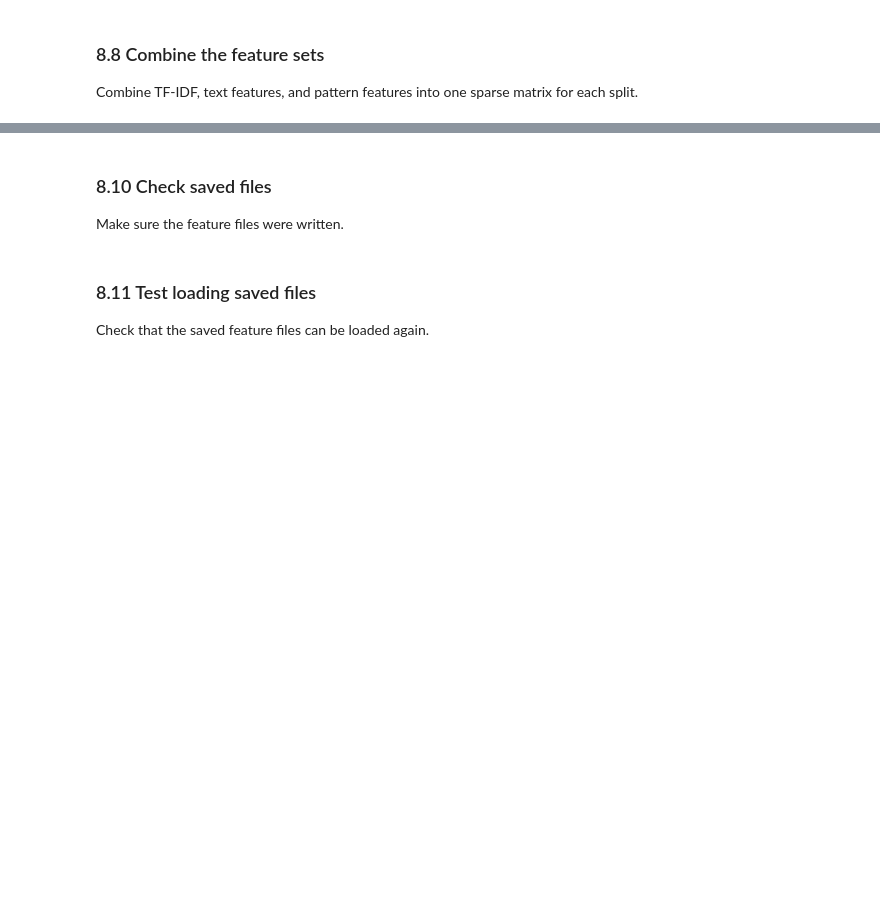
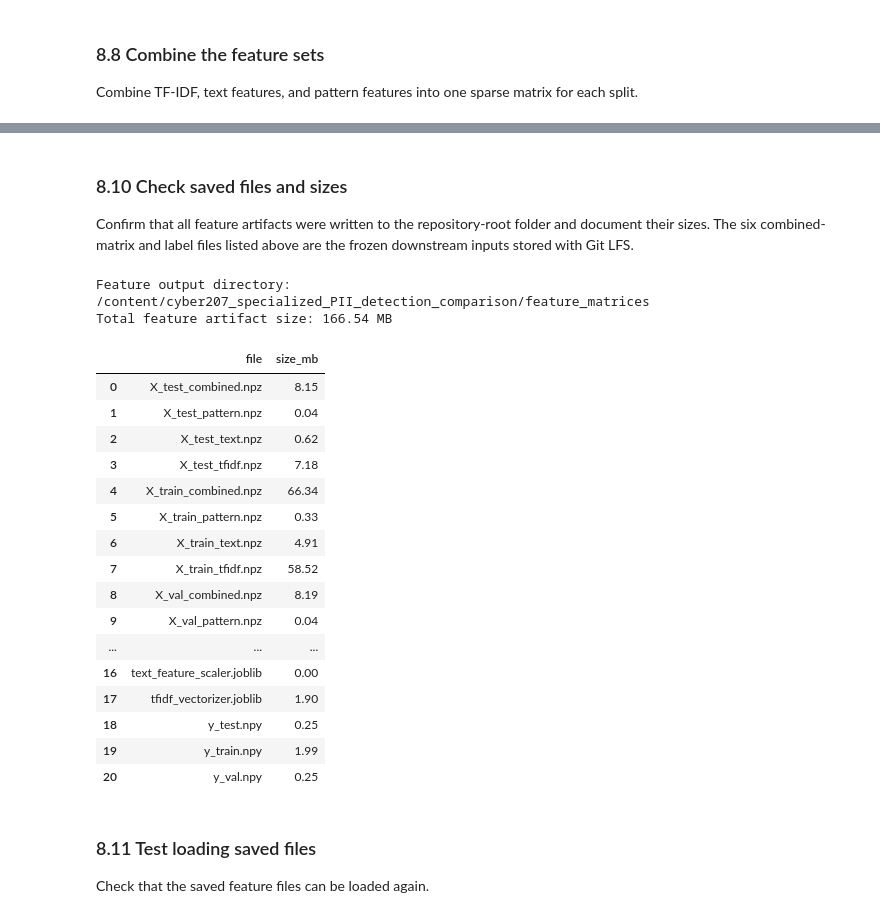
Before and after one commit to Cyber-207/cyber207_specialized_PII_detection_comparison, a Jupyter notebook: notebooks/03_feature_engineering.ipynb, the cells around one changed output, grey strips where cells are left out. Saved outputs shown, nothing was run; the diff lists cells and outputs as text; code cells hidden in the pictures; blank space fills up the shorter version.

Commit message:
Finalize feature engineering notebook and add frozen matrices

```diff
--- a/notebooks/03_feature_engineering.ipynb
+++ b/notebooks/03_feature_engineering.ipynb
@@ -570,17 +731,14 @@ These files are generated locally and should stay out of GitHub.
 # %%
 # save feature matrices and labels for modeling
-
-# import save helpers
 import json
 import joblib
-import numpy as np
 
 from scipy.sparse import save_npz
-from pathlib import Path
 
-# create the output folder if it does not already exist
-feature_dir = Path("feature_matrices")
-feature_dir.mkdir(exist_ok=True)
+# always save to the feature_matrices folder at the repository root
+feature_dir = repo_root / "feature_matrices"
+feature_dir.mkdir(parents=True, exist_ok=True)
+print("Feature output directory:", feature_dir)
 
 # save tf-idf matrices
 save_npz(feature_dir / "X_train_tfidf.npz", X_train_tfidf)
@@ -607,10 +765,8 @@ np.save(feature_dir / "y_train.npy", y_train)
 np.save(feature_dir / "y_val.npy", y_val)
 np.save(feature_dir / "y_test.npy", y_test)
 
-# save the tf-idf vectorizer so modeling can reuse the same vocabulary
+# save the fitted vectorizer and train-fitted scalers
 joblib.dump(tfidf_vectorizer, feature_dir / "tfidf_vectorizer.joblib")
-
-# save the scalers so modeling can reuse the same scaling setup
 joblib.dump(text_feature_scaler, feature_dir / "text_feature_scaler.joblib")
 joblib.dump(pattern_feature_scaler, feature_dir / "pattern_feature_scaler.joblib")
 
@@ -621,4 +777,4 @@ with open(feature_dir / "text_feature_columns.json", "w") as f:
 with open(feature_dir / "pattern_feature_columns.json", "w") as f:
     json.dump(pattern_feature_columns, f, indent=2)
 
-print("feature files saved")
+print("Feature files saved.")
@@ -670,4 +830,0 @@ print("feature metadata saved")
-# %% [markdown]
-### 8.10 Check saved files
-
-Make sure the feature files were written.
@@ -683,3 +831,42 @@ for file in saved_files:
+# %% [markdown]
+### 8.10 Check saved files and sizes
+
+Confirm that all feature artifacts were written to the repository-root folder and document their sizes. The six combined-matrix and label files listed above are the frozen downstream inputs stored with Git LFS.
+# %%
+# build an inventory of the saved feature artifacts
+saved_files = sorted(path for path in feature_dir.iterdir() if path.is_file())
+
+feature_file_inventory = pd.DataFrame(
+    {
+        "file": [path.name for path in saved_files],
+        "size_mb": [round(path.stat().st_size / (1024 ** 2), 2) for path in saved_files],
+    }
+)
+
+total_size_mb = feature_file_inventory["size_mb"].sum()
+print("Feature output directory:", feature_dir)
+print(f"Total feature artifact size: {total_size_mb:,.2f} MB")
+feature_file_inventory
+# %% [output]
+Feature output directory: /content/cyber207_specialized_PII_detection_comparison/feature_matrices
+Total feature artifact size: 166.54 MB
+|  | file | size_mb |
+| 0 | X_test_combined.npz | 8.15 |
+| 1 | X_test_pattern.npz | 0.04 |
+| 2 | X_test_text.npz | 0.62 |
+| 3 | X_test_tfidf.npz | 7.18 |
+| 4 | X_train_combined.npz | 66.34 |
+| 5 | X_train_pattern.npz | 0.33 |
+| 6 | X_train_text.npz | 4.91 |
+| 7 | X_train_tfidf.npz | 58.52 |
+| 8 | X_val_combined.npz | 8.19 |
+| 9 | X_val_pattern.npz | 0.04 |
+| ... | ... | ... |
+| 16 | text_feature_scaler.joblib | 0.00 |
+| 17 | tfidf_vectorizer.joblib | 1.90 |
+| 18 | y_test.npy | 0.25 |
+| 19 | y_train.npy | 1.99 |
+| 20 | y_val.npy | 0.25 |
 # %% [markdown]
 ### 8.11 Test loading saved files
 
```
Also changed, not shown: parts of 42 cells of this notebook, 9 other files.
